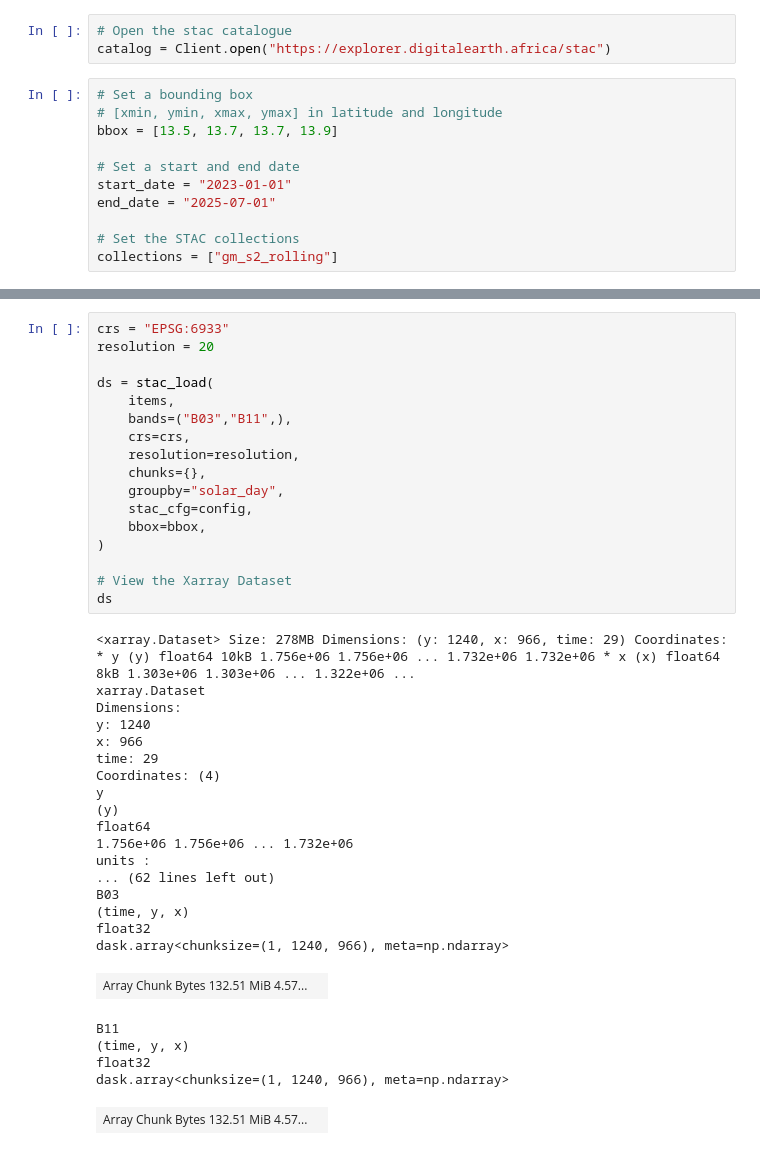
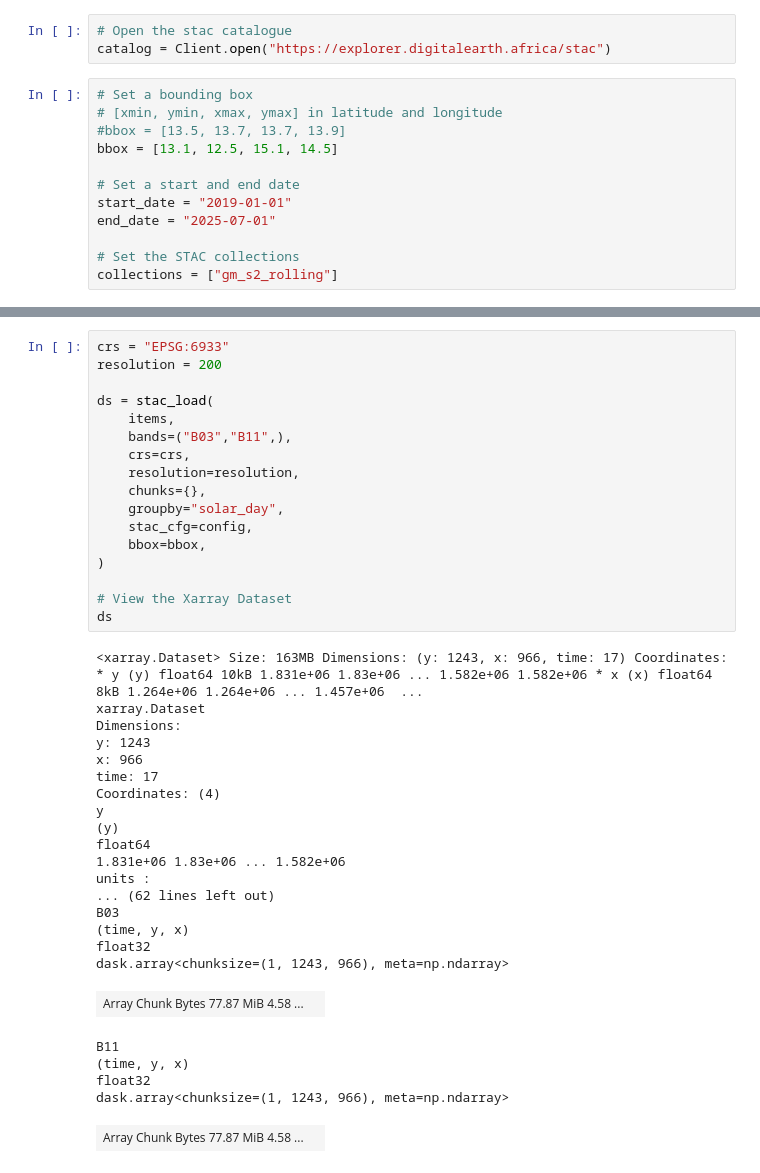
Before and after one commit to jirikadlec2/cloud_computing_workshop, a Jupyter notebook: notebooks/test_deafrica_geomad.ipynb, the cells around one changed output, grey strips where cells are left out. Saved outputs shown, nothing was run; the diff lists cells and outputs as text.

```diff
--- a/notebooks/test_deafrica_geomad.ipynb
+++ b/notebooks/test_deafrica_geomad.ipynb
@@ -42,10 +42,11 @@ catalog = Client.open("https://explorer.digitalearth.africa/stac")
 # %%
 # Set a bounding box
 # [xmin, ymin, xmax, ymax] in latitude and longitude
-bbox = [13.5, 13.7, 13.7, 13.9]
+#bbox = [13.5, 13.7, 13.7, 13.9]
+bbox = [13.1, 12.5, 15.1, 14.5]
 
 # Set a start and end date
-start_date = "2023-01-01"
+start_date = "2019-01-01"
 end_date = "2025-07-01"
 
 # Set the STAC collections
@@ -64,44 +65,44 @@ Found: 29 datasets
 # %%
 crs = "EPSG:6933"
-resolution = 20
+resolution = 200
 
 ds = stac_load(
     items,
     bands=("B03","B11",),
     crs=crs,
     resolution=resolution,
     chunks={},
     groupby="solar_day",
     stac_cfg=config,
     bbox=bbox,
 )
 
 # View the Xarray Dataset
 ds
 # %% [output]
-<xarray.Dataset> Size: 278MB Dimensions: (y: 1240, x: 966, time: 29) Coordinates: * y (y) float64 10kB 1.756e+06 1.756e+06 ... 1.732e+06 1.732e+06 * x (x) float64 8kB 1.303e+06 1.303e+06 ... 1.322e+06 ...
+<xarray.Dataset> Size: 163MB Dimensions: (y: 1243, x: 966, time: 17) Coordinates: * y (y) float64 10kB 1.831e+06 1.83e+06 ... 1.582e+06 1.582e+06 * x (x) float64 8kB 1.264e+06 1.264e+06 ... 1.457e+06  ...
 xarray.Dataset
 Dimensions:
-y: 1240
+y: 1243
 x: 966
-time: 29
+time: 17
 Coordinates: (4)
 y
 (y)
 float64
-1.756e+06 1.756e+06 ... 1.732e+06
+1.831e+06 1.83e+06 ... 1.582e+06
 units :
 ... (62 lines left out)
 B03
 (time, y, x)
 float32
-dask.array<chunksize=(1, 1240, 966), meta=np.ndarray>
+dask.array<chunksize=(1, 1243, 966), meta=np.ndarray>
-| Array Chunk Bytes 132.51 MiB 4.57... |  |
+| Array Chunk Bytes 77.87 MiB 4.58 ... |  |
 B11
 (time, y, x)
 float32
-dask.array<chunksize=(1, 1240, 966), meta=np.ndarray>
+dask.array<chunksize=(1, 1243, 966), meta=np.ndarray>
-| Array Chunk Bytes 132.51 MiB 4.57... |  |
+| Array Chunk Bytes 77.87 MiB 4.58 ... |  |
 Indexes: (3)
 y
 PandasIndex
```
Also changed, not shown: parts of 3 cells of this notebook.
